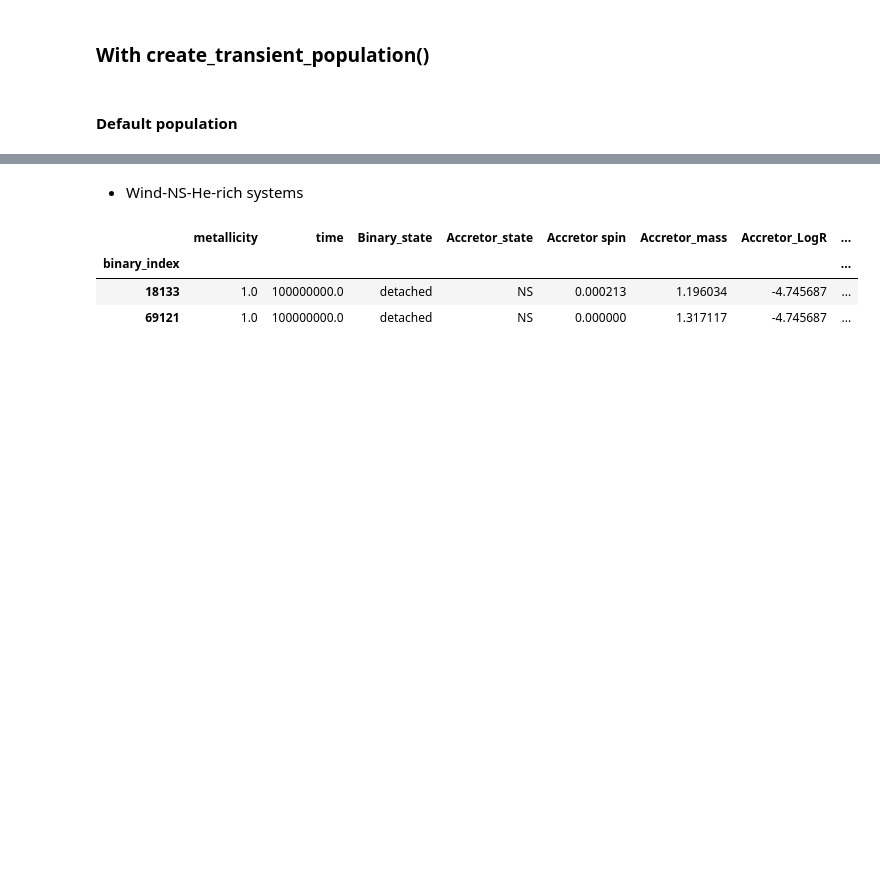
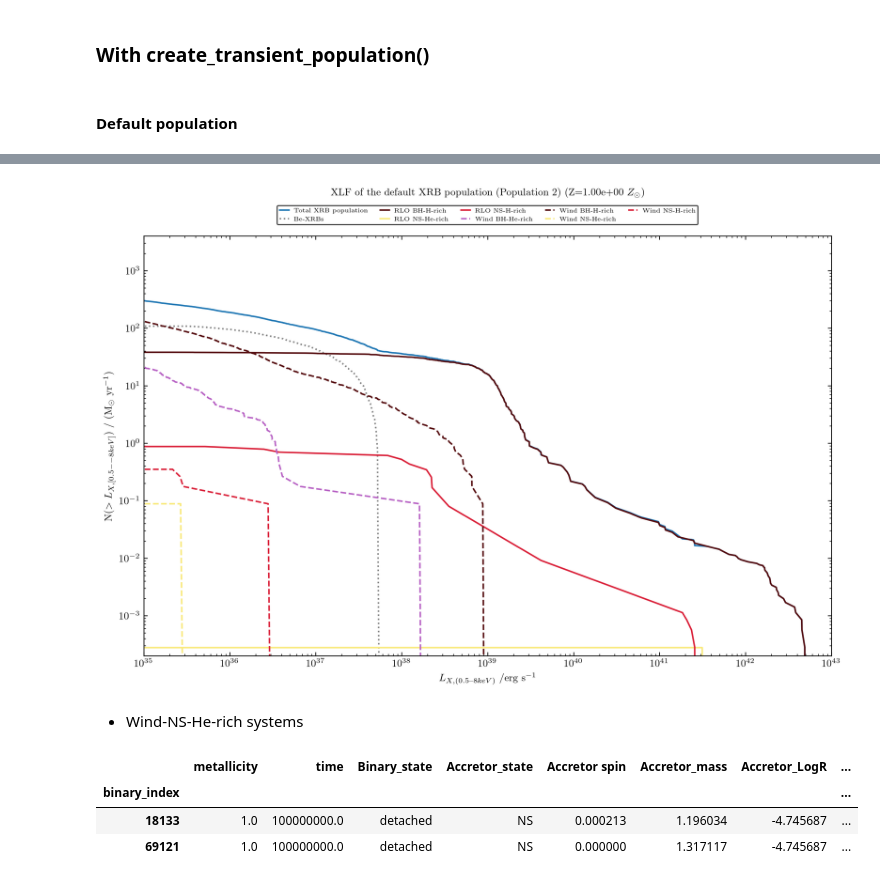
Before and after one commit to AArn80/Master_thesis, a Jupyter notebook: XLF_functions.ipynb, the cells around one changed output, grey strips where cells are left out. Cells and saved outputs as stored; diff of their text form; code cells hidden in the pictures; blank space fills up the shorter version.

```diff
--- a/XLF_functions.ipynb
+++ b/XLF_functions.ipynb
@@ -2204,3 +2255,7 @@ Plot_cumulative_XLF(Trans_pop, Weights, title = 'XLF of the XRB population Z = $
+# %%
+Plot_cumulative_XLF(Trans_pop2, Weights2, title = 'XLF of the default XRB population (Population 2)')
+# %% [output]
+[figure, added]
 # %% [markdown]
 - Wind-NS-He-rich systems
 # %%
```
Also changed, not shown: parts of 25 cells of this notebook.
